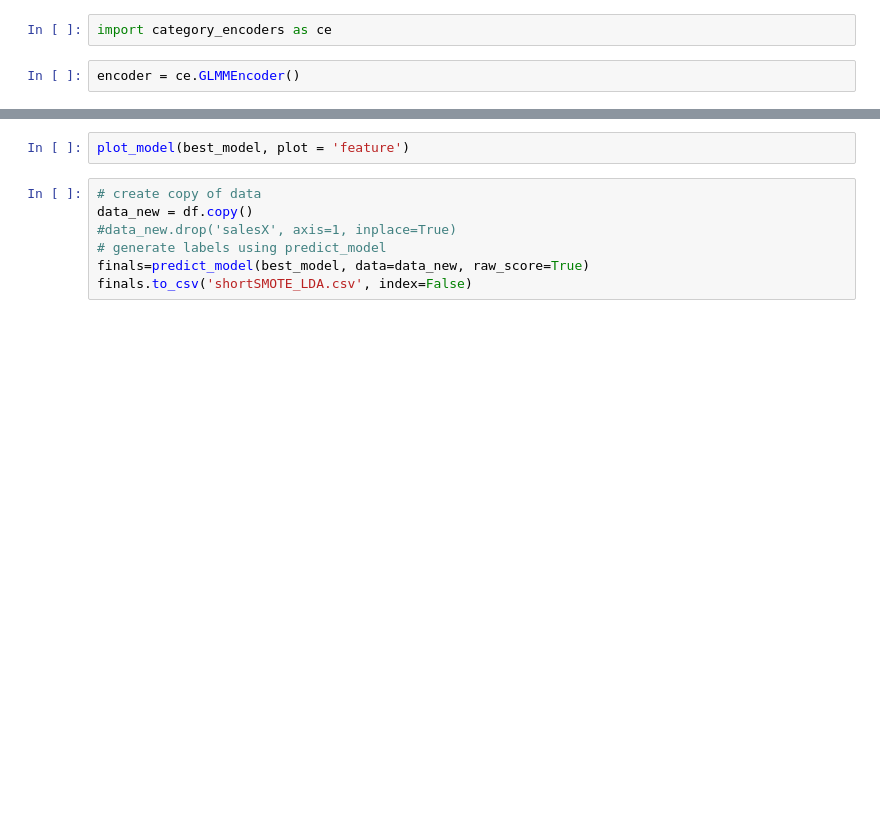
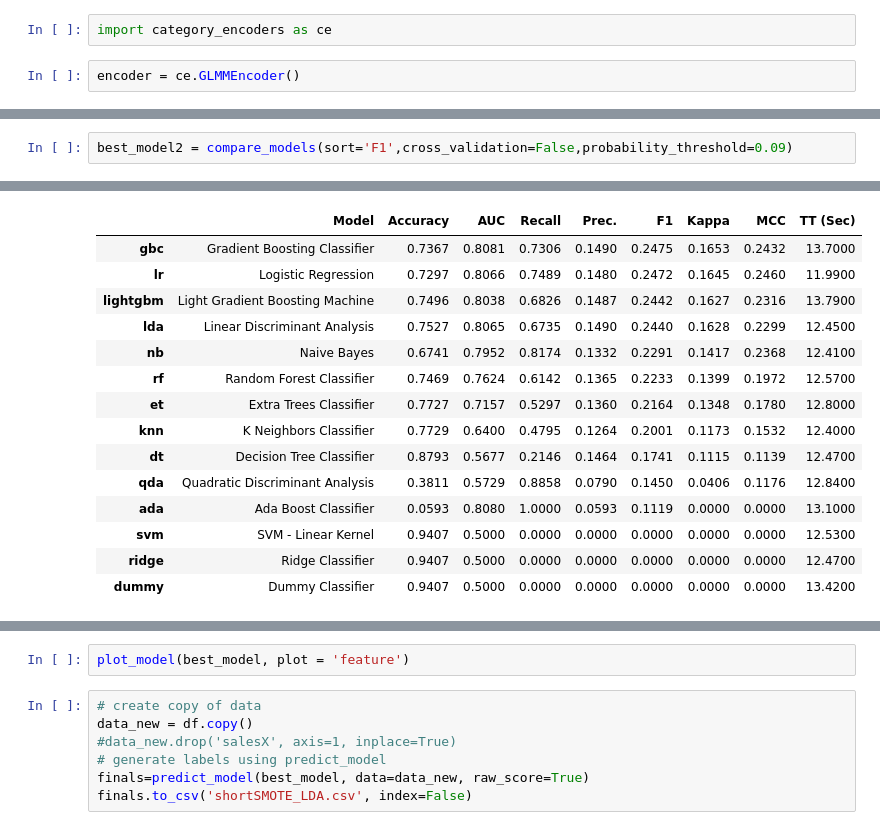
Before and after one commit to thewiredbear/Migrando_Internal_CodeOnly, a Jupyter notebook: shortForm_Encoding_Catboost.ipynb, the cells around one changed output, grey strips where cells are left out. Saved outputs shown, nothing was run; the diff lists cells and outputs as text; blank space fills up the shorter version.

```diff
--- a/shortForm_Encoding_Catboost.ipynb
+++ b/shortForm_Encoding_Catboost.ipynb
@@ -115,0 +159,3 @@ plot_model(best_model, plot = 'confusion_matrix')
+# %%
+best_model2 = compare_models(sort='F1',cross_validation=False,probability_threshold=0.09)
+# %% [output]
@@ -115,0 +163,15 @@ plot_model(best_model, plot = 'confusion_matrix')
+|  | Model | Accuracy | AUC | Recall | Prec. | F1 | Kappa | MCC | TT (Sec) |
+| gbc | Gradient Boosting Classifier | 0.7367 | 0.8081 | 0.7306 | 0.1490 | 0.2475 | 0.1653 | 0.2432 | 13.7000 |
+| lr | Logistic Regression | 0.7297 | 0.8066 | 0.7489 | 0.1480 | 0.2472 | 0.1645 | 0.2460 | 11.9900 |
+| lightgbm | Light Gradient Boosting Machine | 0.7496 | 0.8038 | 0.6826 | 0.1487 | 0.2442 | 0.1627 | 0.2316 | 13.7900 |
+| lda | Linear Discriminant Analysis | 0.7527 | 0.8065 | 0.6735 | 0.1490 | 0.2440 | 0.1628 | 0.2299 | 12.4500 |
+| nb | Naive Bayes | 0.6741 | 0.7952 | 0.8174 | 0.1332 | 0.2291 | 0.1417 | 0.2368 | 12.4100 |
+| rf | Random Forest Classifier | 0.7469 | 0.7624 | 0.6142 | 0.1365 | 0.2233 | 0.1399 | 0.1972 | 12.5700 |
+| et | Extra Trees Classifier | 0.7727 | 0.7157 | 0.5297 | 0.1360 | 0.2164 | 0.1348 | 0.1780 | 12.8000 |
+| knn | K Neighbors Classifier | 0.7729 | 0.6400 | 0.4795 | 0.1264 | 0.2001 | 0.1173 | 0.1532 | 12.4000 |
+| dt | Decision Tree Classifier | 0.8793 | 0.5677 | 0.2146 | 0.1464 | 0.1741 | 0.1115 | 0.1139 | 12.4700 |
+| qda | Quadratic Discriminant Analysis | 0.3811 | 0.5729 | 0.8858 | 0.0790 | 0.1450 | 0.0406 | 0.1176 | 12.8400 |
+| ada | Ada Boost Classifier | 0.0593 | 0.8080 | 1.0000 | 0.0593 | 0.1119 | 0.0000 | 0.0000 | 13.1000 |
+| svm | SVM - Linear Kernel | 0.9407 | 0.5000 | 0.0000 | 0.0000 | 0.0000 | 0.0000 | 0.0000 | 12.5300 |
+| ridge | Ridge Classifier | 0.9407 | 0.5000 | 0.0000 | 0.0000 | 0.0000 | 0.0000 | 0.0000 | 12.4700 |
+| dummy | Dummy Classifier | 0.9407 | 0.5000 | 0.0000 | 0.0000 | 0.0000 | 0.0000 | 0.0000 | 13.4200 |
```
Also changed, not shown: parts of 16 cells of this notebook, 1 other file.
